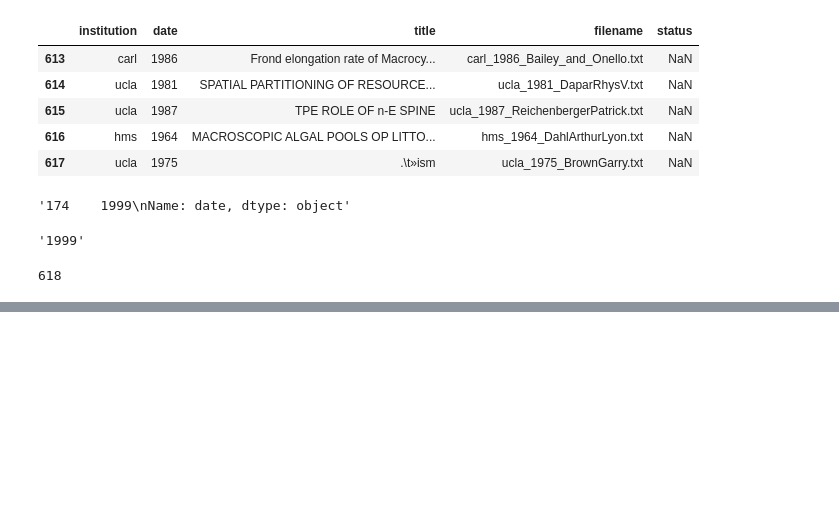
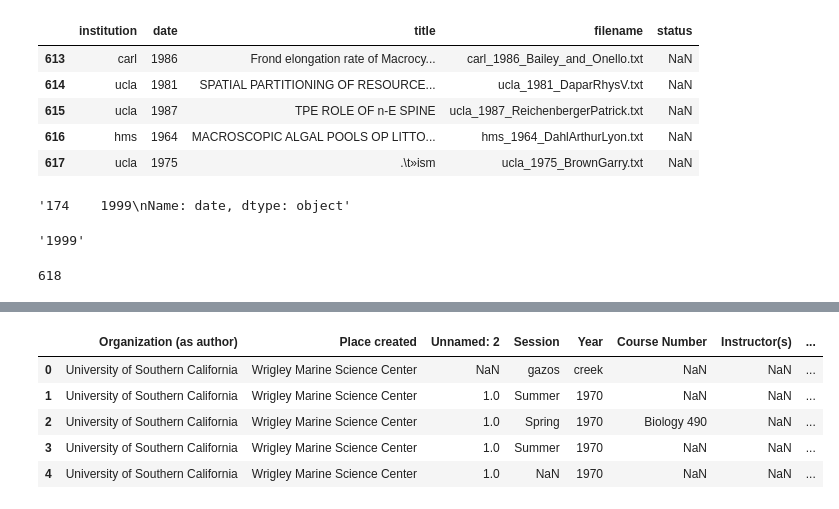
Before and after one commit to sul-dlss-labs/spoc, a Jupyter notebook: data-prep.ipynb, the cells around one changed output, grey strips where cells are left out. Cells and saved outputs as stored; diff of their text form; code cells hidden in the pictures; blank space fills up the shorter version.

```diff
--- a/data-prep.ipynb
+++ b/data-prep.ipynb
@@ -39,0 +198,11 @@ papers.heads
+# %%
+usc_df = pd.read_csv('/Users/jpnelson/Downloads/SULAI_Metadata_StudentPapers - USC.csv')
+# %%
+usc_df.head()
+# %% [output]
+|  | Organization (as author) | Place created | Unnamed: 2 | Session | Year | Course Number | Instructor(s) | ... |
+| 0 | University of Southern California | Wrigley Marine Science Center | NaN | gazos | creek | NaN | NaN | ... |
+| 1 | University of Southern California | Wrigley Marine Science Center | 1.0 | Summer | 1970 | NaN | NaN | ... |
+| 2 | University of Southern California | Wrigley Marine Science Center | 1.0 | Spring | 1970 | Biology 490 | NaN | ... |
+| 3 | University of Southern California | Wrigley Marine Science Center | 1.0 | Summer | 1970 | NaN | NaN | ... |
+| 4 | University of Southern California | Wrigley Marine Science Center | 1.0 | NaN | 1970 | NaN | NaN | ... |
```
Also changed, not shown: parts of 32 cells of this notebook, 3 other files.
